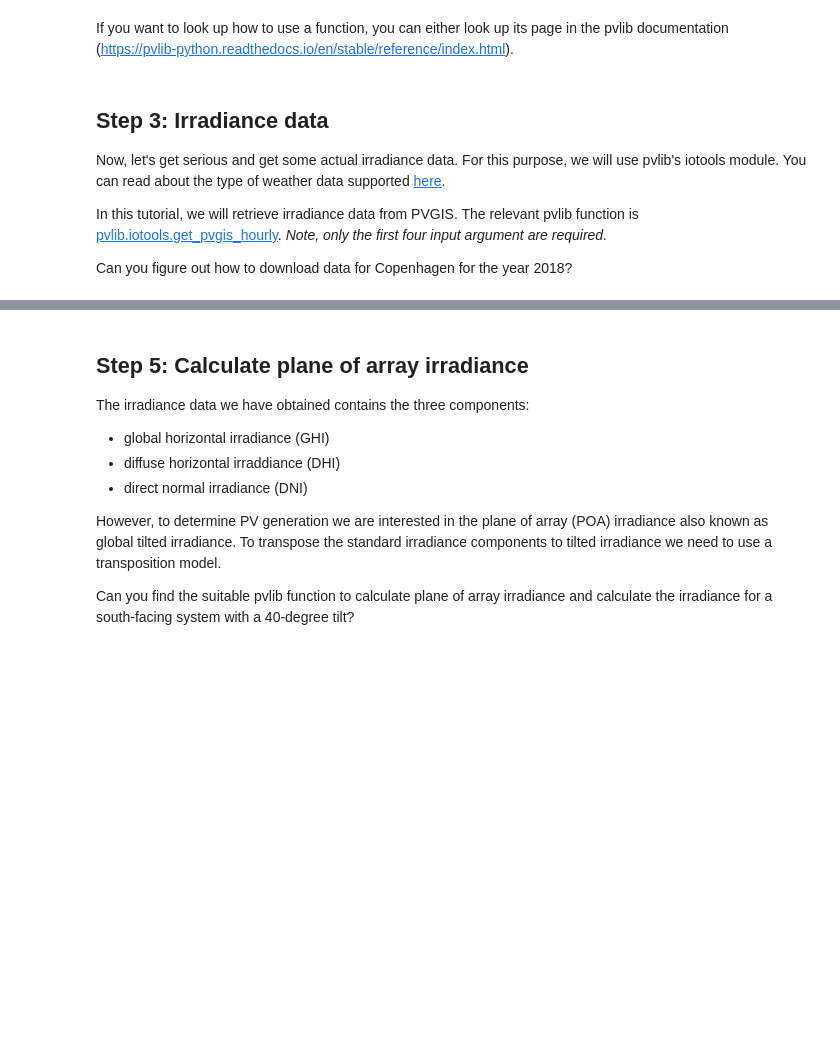
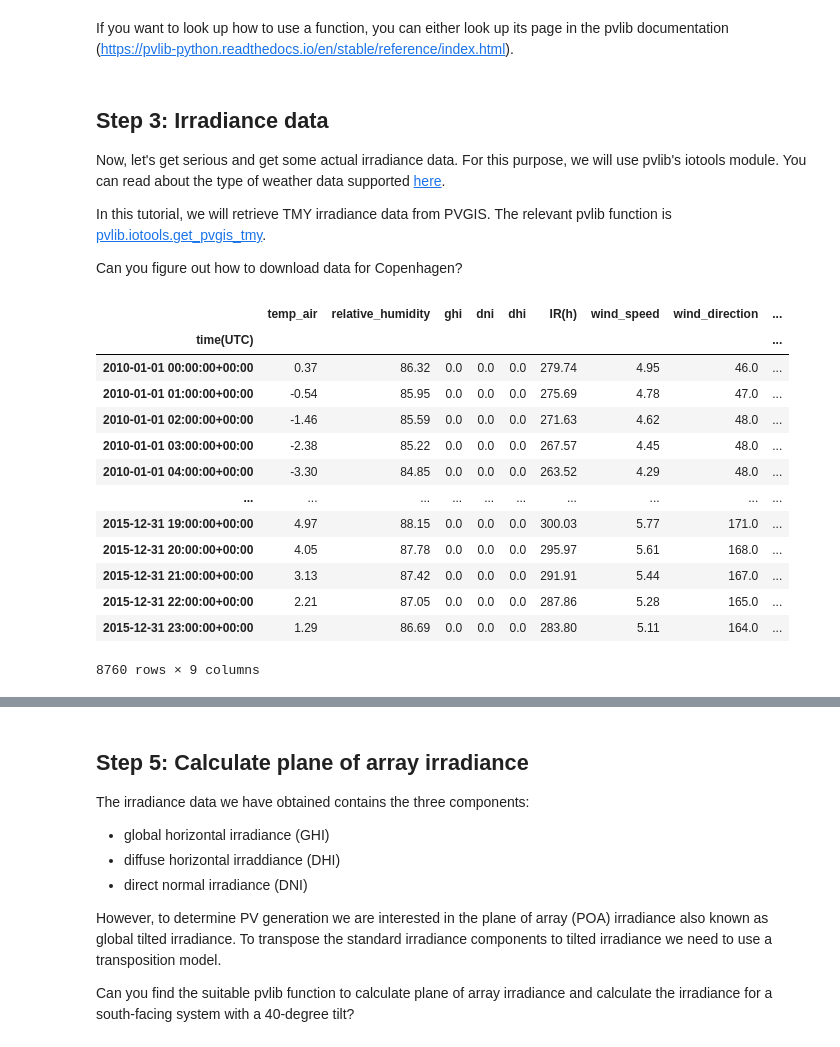
Before and after one commit to PV-Tutorials/2024_pvlib_PVPMC-Copenhagen, a Jupyter notebook: pvlib-introduction.ipynb, the cells around one changed output, grey strips where cells are left out. Drawn from its saved outputs; the diff is of its cells as text; code cells hidden in the pictures; blank space fills up the shorter version.

```diff
--- a/pvlib-introduction.ipynb
+++ b/pvlib-introduction.ipynb
@@ -37,6 +39,29 @@ If you want to look up how to use a function, you can either look up its page in
 ## Step 3: Irradiance data
 Now, let's get serious and get some actual irradiance data. For this purpose, we will use pvlib's iotools module. You can read about the type of weather data supported [here](https://pvlib-python.readthedocs.io/en/stable/user_guide/weather_data.html).
 
-In this tutorial, we will retrieve irradiance data from PVGIS. The relevant pvlib function is [pvlib.iotools.get_pvgis_hourly](https://pvlib-python.readthedocs.io/en/stable/reference/generated/pvlib.iotools.get_pvgis_hourly.html). *Note, only the first four input argument are required.*
+In this tutorial, we will retrieve TMY irradiance data from PVGIS. The relevant pvlib function is [pvlib.iotools.get_pvgis_tmy](https://pvlib-python.readthedocs.io/en/stable/reference/generated/pvlib.iotools.get_pvgis_tmy.html).
 
-Can you figure out how to download data for Copenhagen for the year 2018?
+Can you figure out how to download data for Copenhagen?
+# %%
+# Write your code here to retrieve irradiance data
+data, months, inputs, meta = pvlib.iotools.get_pvgis_tmy(
+    latitude=55.6846,
+    longitude=12.5389,
+)
+
+data
+# %% [output]
+|  | temp_air | relative_humidity | ghi | dni | dhi | IR(h) | wind_speed | wind_direction | ... |
+| time(UTC) |  |  |  |  |  |  |  |  | ... |
+| 2010-01-01 00:00:00+00:00 | 0.37 | 86.32 | 0.0 | 0.0 | 0.0 | 279.74 | 4.95 | 46.0 | ... |
+| 2010-01-01 01:00:00+00:00 | -0.54 | 85.95 | 0.0 | 0.0 | 0.0 | 275.69 | 4.78 | 47.0 | ... |
+| 2010-01-01 02:00:00+00:00 | -1.46 | 85.59 | 0.0 | 0.0 | 0.0 | 271.63 | 4.62 | 48.0 | ... |
+| 2010-01-01 03:00:00+00:00 | -2.38 | 85.22 | 0.0 | 0.0 | 0.0 | 267.57 | 4.45 | 48.0 | ... |
+| 2010-01-01 04:00:00+00:00 | -3.30 | 84.85 | 0.0 | 0.0 | 0.0 | 263.52 | 4.29 | 48.0 | ... |
+| ... | ... | ... | ... | ... | ... | ... | ... | ... | ... |
+| 2015-12-31 19:00:00+00:00 | 4.97 | 88.15 | 0.0 | 0.0 | 0.0 | 300.03 | 5.77 | 171.0 | ... |
+| 2015-12-31 20:00:00+00:00 | 4.05 | 87.78 | 0.0 | 0.0 | 0.0 | 295.97 | 5.61 | 168.0 | ... |
+| 2015-12-31 21:00:00+00:00 | 3.13 | 87.42 | 0.0 | 0.0 | 0.0 | 291.91 | 5.44 | 167.0 | ... |
+| 2015-12-31 22:00:00+00:00 | 2.21 | 87.05 | 0.0 | 0.0 | 0.0 | 287.86 | 5.28 | 165.0 | ... |
+| 2015-12-31 23:00:00+00:00 | 1.29 | 86.69 | 0.0 | 0.0 | 0.0 | 283.80 | 5.11 | 164.0 | ... |
+8760 rows × 9 columns
```
Also changed, not shown: parts of 13 cells of this notebook.
